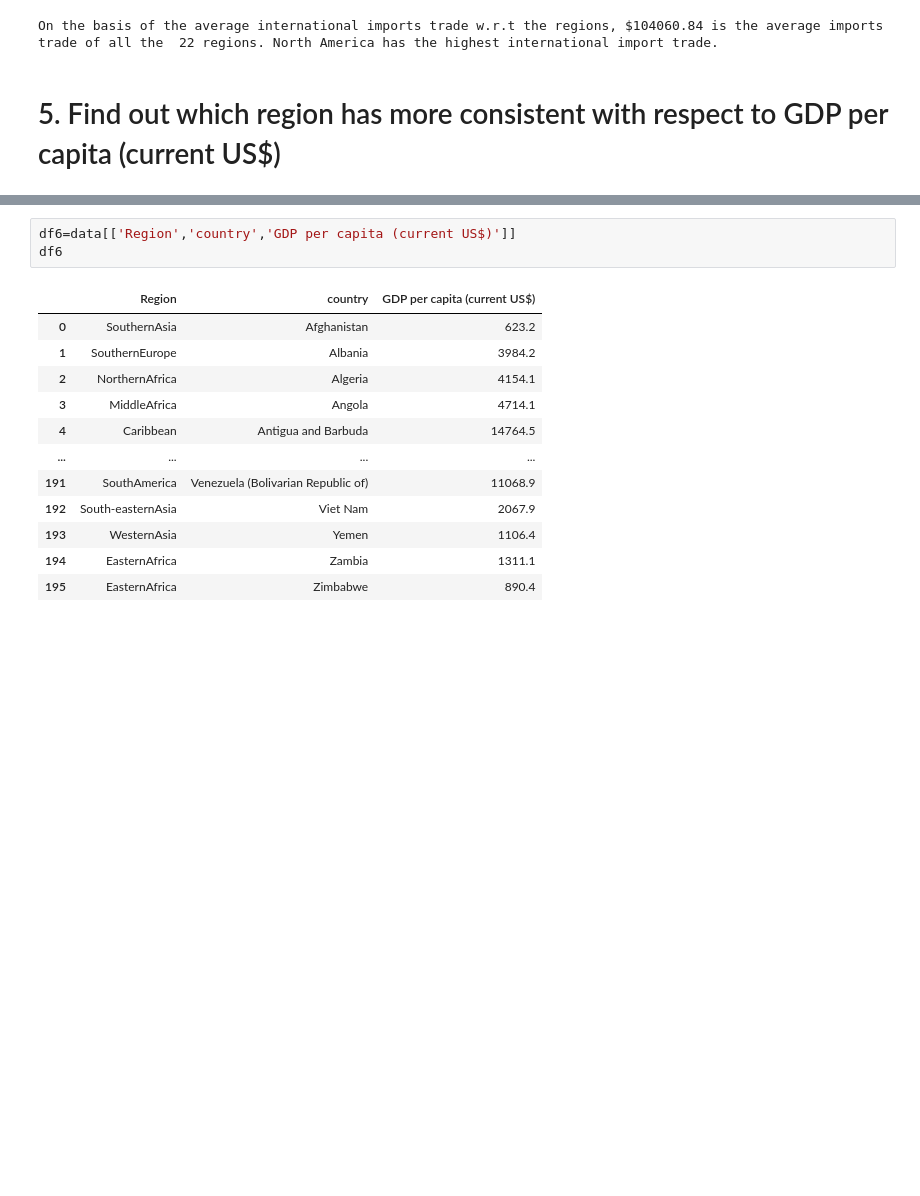
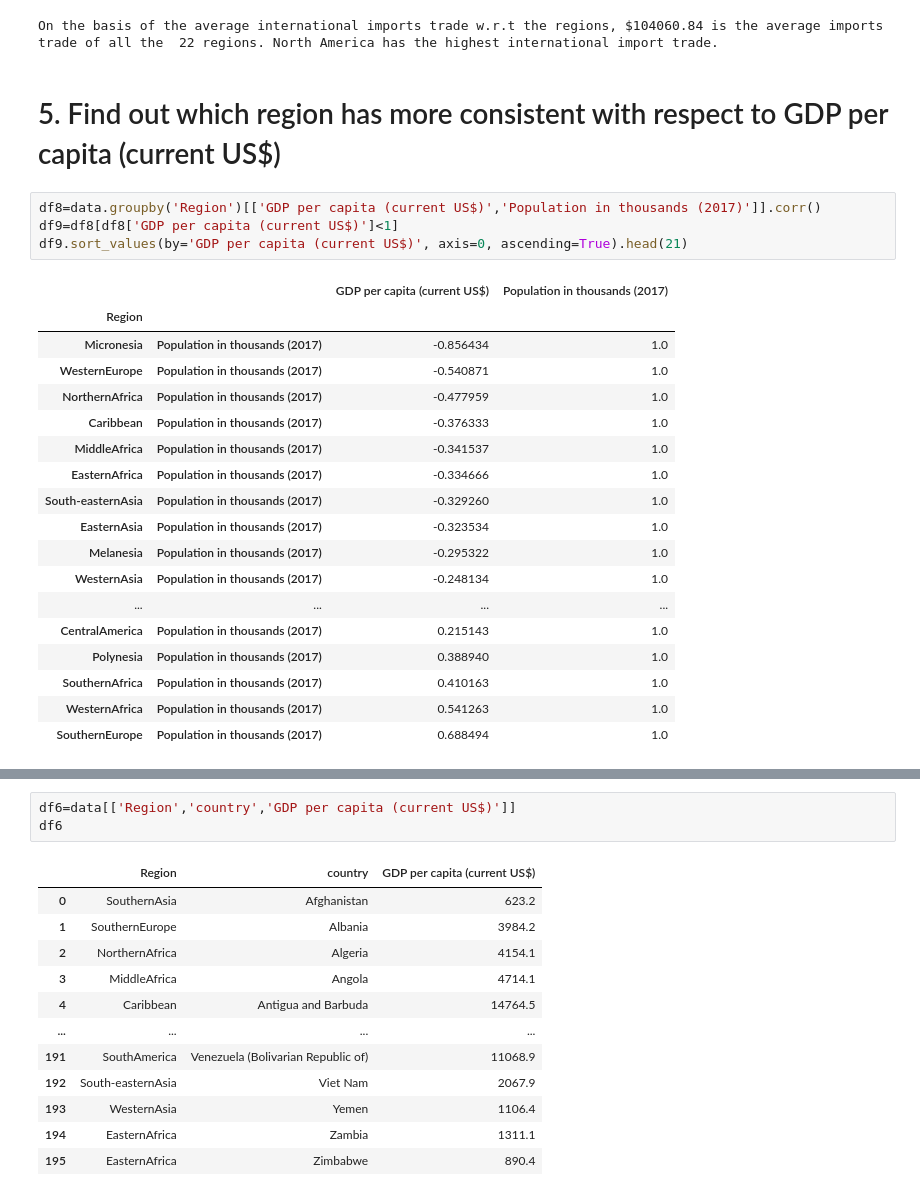
Before and after one commit to arunkspty/ICTACADEMY, a Jupyter notebook: Group 8_Week6.ipynb, the cells around one changed output, grey strips where cells are left out. Cells and saved outputs as stored; diff of their text form; blank space fills up the shorter version.

```diff
--- a/Group 8_Week6.ipynb
+++ b/Group 8_Week6.ipynb
@@ -211,3 +222,26 @@ print('On the basis of the average international imports trade w.r.t the regions
 On the basis of the average international imports trade w.r.t the regions, $104060.84 is the average imports trade of all the  22 regions. North America has the highest international import trade.
 # %% [markdown]
 # 5. Find out which region has more consistent with respect to GDP per capita (current US$)
+# %%
+df8=data.groupby('Region')[['GDP per capita (current US$)','Population in thousands (2017)']].corr()
+df9=df8[df8['GDP per capita (current US$)']<1]
+df9.sort_values(by='GDP per capita (current US$)', axis=0, ascending=True).head(21)
+# %% [output]
+|  |  | GDP per capita (current US$) | Population in thousands (2017) |
+| Region |  |  |  |
+| Micronesia | Population in thousands (2017) | -0.856434 | 1.0 |
+| WesternEurope | Population in thousands (2017) | -0.540871 | 1.0 |
+| NorthernAfrica | Population in thousands (2017) | -0.477959 | 1.0 |
+| Caribbean | Population in thousands (2017) | -0.376333 | 1.0 |
+| MiddleAfrica | Population in thousands (2017) | -0.341537 | 1.0 |
+| EasternAfrica | Population in thousands (2017) | -0.334666 | 1.0 |
+| South-easternAsia | Population in thousands (2017) | -0.329260 | 1.0 |
+| EasternAsia | Population in thousands (2017) | -0.323534 | 1.0 |
+| Melanesia | Population in thousands (2017) | -0.295322 | 1.0 |
+| WesternAsia | Population in thousands (2017) | -0.248134 | 1.0 |
+| ... | ... | ... | ... |
+| CentralAmerica | Population in thousands (2017) | 0.215143 | 1.0 |
+| Polynesia | Population in thousands (2017) | 0.388940 | 1.0 |
+| SouthernAfrica | Population in thousands (2017) | 0.410163 | 1.0 |
+| WesternAfrica | Population in thousands (2017) | 0.541263 | 1.0 |
+| SouthernEurope | Population in thousands (2017) | 0.688494 | 1.0 |
```
Also changed, not shown: parts of 3 cells of this notebook.
